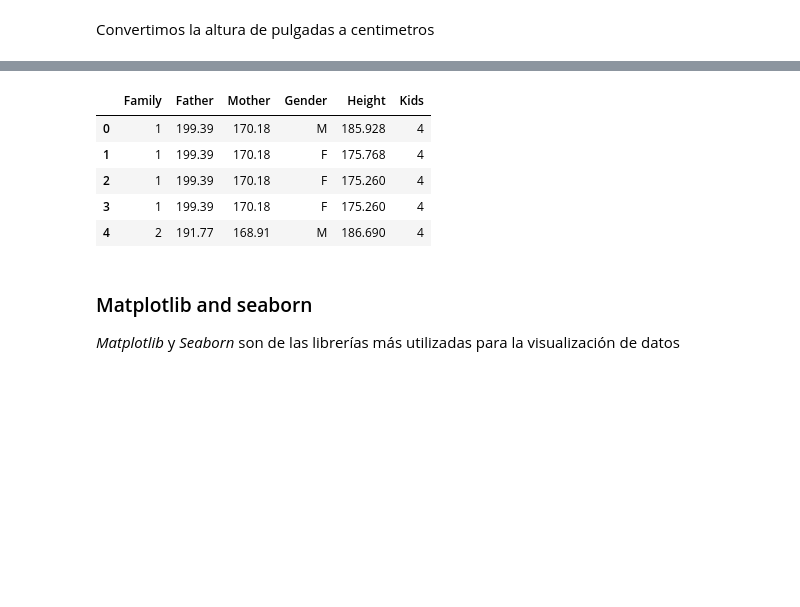
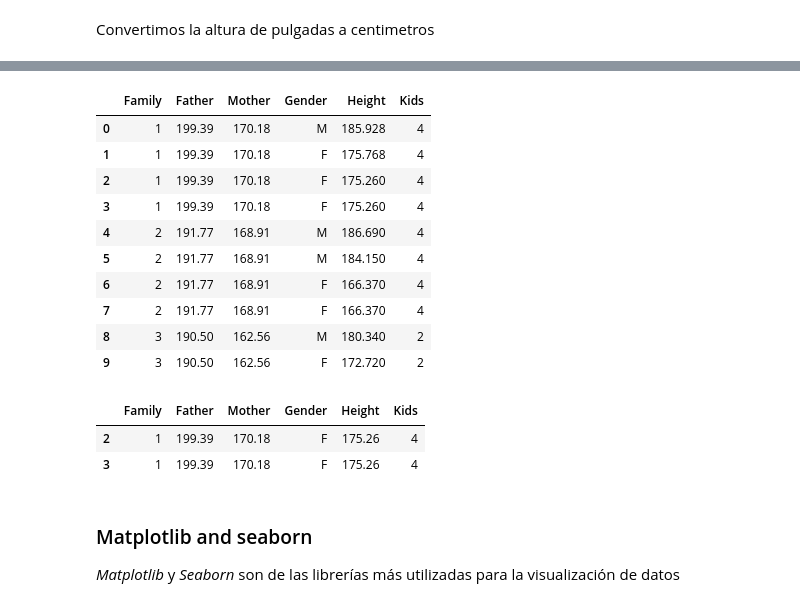
Before and after one commit to benjov/Econometria-II-2024, a Jupyter notebook: Clase_intro_ToolBox/Clase_0.ipynb, the cells around one changed output, grey strips where cells are left out. Cells and saved outputs as stored; diff of their text form; code cells hidden in the pictures; blank space fills up the shorter version.

```diff
--- a/Clase_intro_ToolBox/Clase_0.ipynb
+++ b/Clase_intro_ToolBox/Clase_0.ipynb
@@ -501,13 +528,24 @@ Convertimos la altura de pulgadas a centimetros
 # %%
 df[['Father', 'Mother', 'Height']] = df[['Father', 'Mother', 'Height']]*2.54
-df.head()
+df.head(10)
 # %% [output]
 |  | Family | Father | Mother | Gender | Height | Kids |
 | 0 | 1 | 199.39 | 170.18 | M | 185.928 | 4 |
 | 1 | 1 | 199.39 | 170.18 | F | 175.768 | 4 |
 | 2 | 1 | 199.39 | 170.18 | F | 175.260 | 4 |
 | 3 | 1 | 199.39 | 170.18 | F | 175.260 | 4 |
 | 4 | 2 | 191.77 | 168.91 | M | 186.690 | 4 |
+| 5 | 2 | 191.77 | 168.91 | M | 184.150 | 4 |
+| 6 | 2 | 191.77 | 168.91 | F | 166.370 | 4 |
+| 7 | 2 | 191.77 | 168.91 | F | 166.370 | 4 |
+| 8 | 3 | 190.50 | 162.56 | M | 180.340 | 2 |
+| 9 | 3 | 190.50 | 162.56 | F | 172.720 | 2 |
+# %%
+df.iloc[2:4]
+# %% [output]
+|  | Family | Father | Mother | Gender | Height | Kids |
+| 2 | 1 | 199.39 | 170.18 | F | 175.26 | 4 |
+| 3 | 1 | 199.39 | 170.18 | F | 175.26 | 4 |
 # %% [markdown]
 ### Matplotlib and seaborn
 
```
Also changed, not shown: parts of 22 cells of this notebook, 1 other file.
